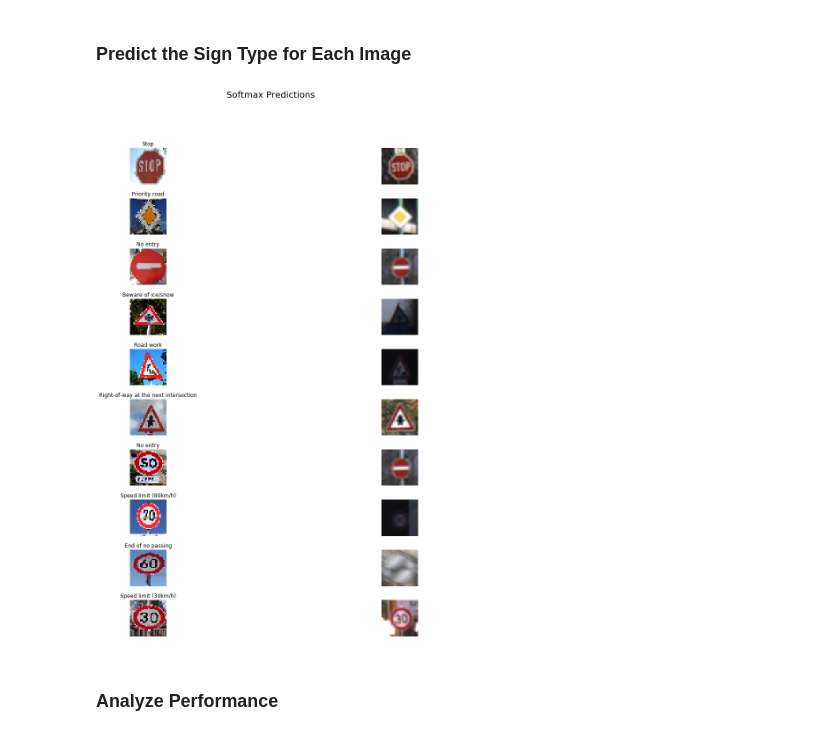
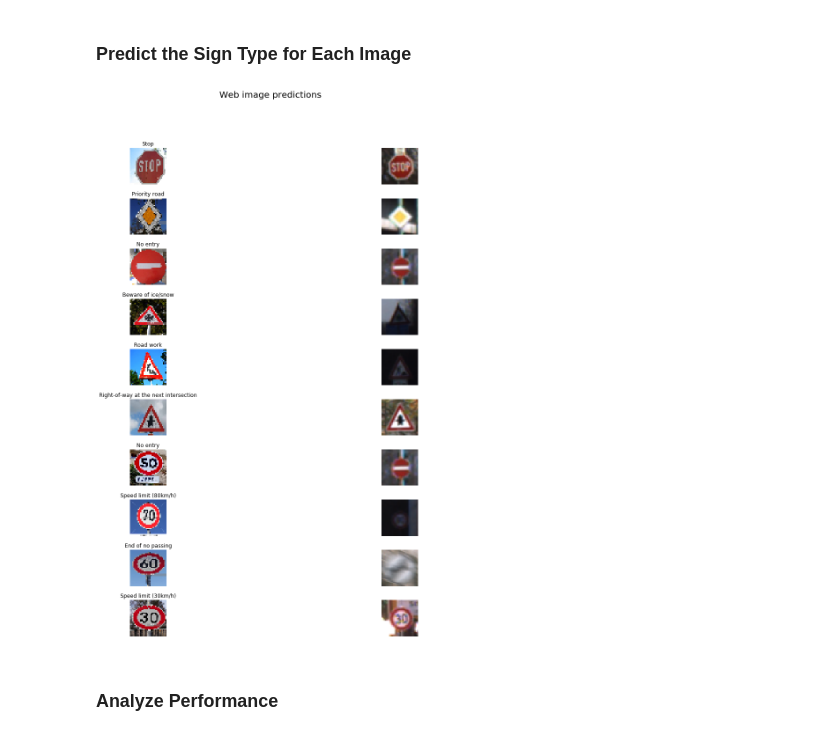
Before and after one commit to uneiao/CarND-Traffic-Sign-Classifier-Project, a Jupyter notebook: Traffic_Sign_Classifier.ipynb, the cells around one changed output. Saved outputs shown, nothing was run; the diff lists cells and outputs as text; code cells hidden in the pictures.

```diff
--- a/Traffic_Sign_Classifier.ipynb
+++ b/Traffic_Sign_Classifier.ipynb
@@ -348,35 +346,38 @@ for key, name in signnames.get_values():
 ### Run the predictions here and use the model to output the prediction for each image.
 ### Make sure to pre-process the images with the same pre-processing pipeline used earlier.
 ### Feel free to use as many code cells as needed.
 
 
 def plot_prediction_comparision(images, prediction, X_train, y_train, label_names):
 
     fig, axies = plt.subplots(nrows=len(images), ncols=2, figsize=(16, 16))
     fig.tight_layout()
-    fig.suptitle('Softmax Predictions', fontsize=20, y=1.1)
+    fig.suptitle('Web image predictions', fontsize=20, y=1.1)
 
     for ith, (image, p) in enumerate(zip(images, prediction)):
         pred_names = label_names[p]
 
         axies[ith][0].imshow(image)
         axies[ith][0].set_title(pred_names)
         axies[ith][0].set_axis_off()
 
         for i in range(len(X_train)):
             if y_train[i] == p:
                 axies[ith][1].imshow(X_train[i])
                 axies[ith][1].set_axis_off()
                 break
 
 
 with tf.Session() as sess:
     saver.restore(sess, './traffic_sign_net')
     new_test_prediction = sess.run(tf.argmax(logits, 1), feed_dict={x: X_new_test})
+
     plot_prediction_comparision(
         X_new_test, new_test_prediction, X_train, y_train, label_names)
+
+y_new_test = np.array([14, 12, 17, 30, 25, 11, 2, 4, 3, 1])
 # %% [output]
-[figure, old version]
+[figure, new version]
 # %% [markdown]
 ### Analyze Performance
 # %%
```
Also changed, not shown: parts of 3 cells of this notebook.
